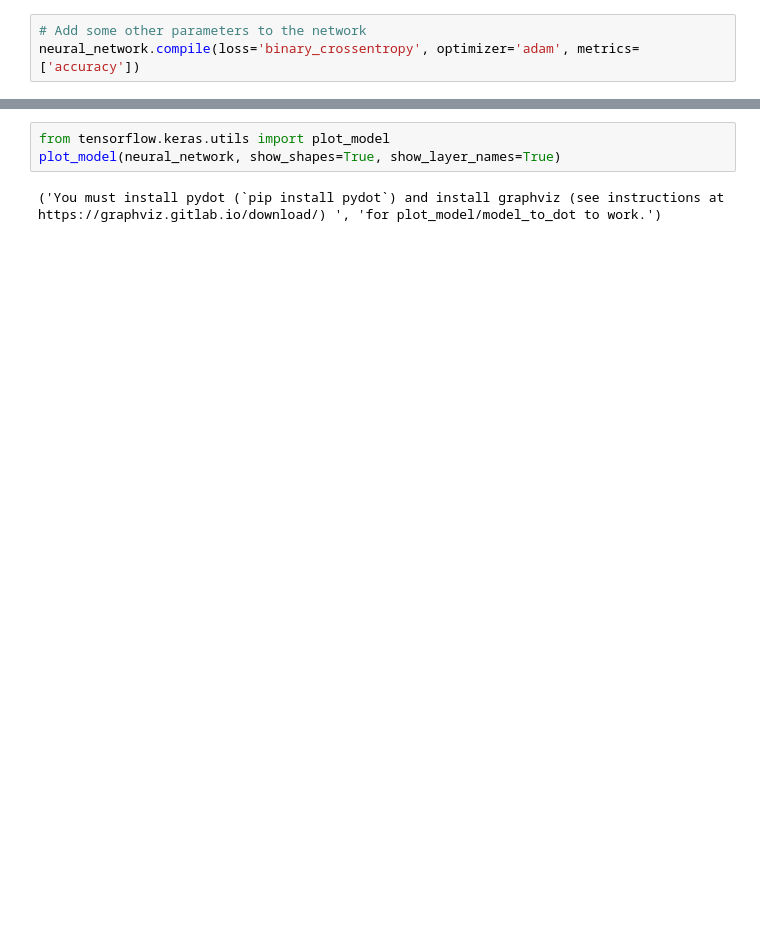
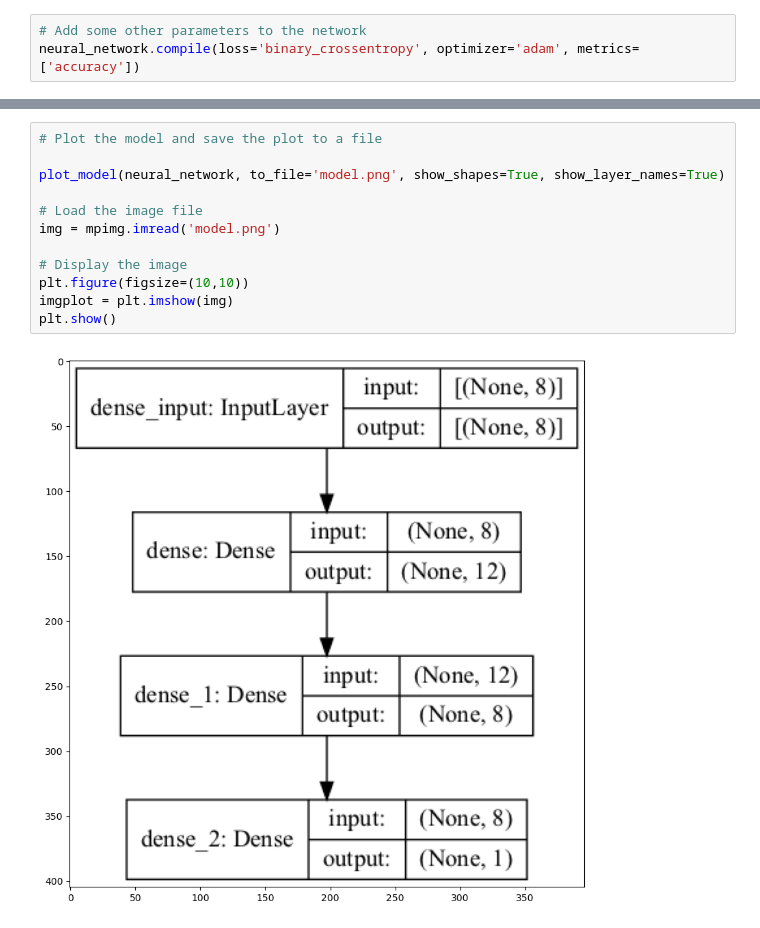
Before and after one commit to JTxCo/Machine-Learning, a Jupyter notebook: HW/1-HW/diabetes_neural_network.ipynb, the cells around one changed output, grey strips where cells are left out. Cells and saved outputs as stored; diff of their text form; blank space fills up the shorter version.

Commit message:
got the model to display

```diff
--- a/HW/1-HW/diabetes_neural_network.ipynb
+++ b/HW/1-HW/diabetes_neural_network.ipynb
@@ -77,8 +79,17 @@ for i in range(10):
 [10.0, 115.0, 0.0, 0.0, 0.0, 35.3, 0.134, 29.0] => 1 (expected 0)
 [2.0, 197.0, 70.0, 45.0, 543.0, 30.5, 0.158, 53.0] => 0 (expected 1)
 [8.0, 125.0, 96.0, 0.0, 0.0, 0.0, 0.232, 54.0] => 0 (expected 1)
-# %%
-from tensorflow.keras.utils import plot_model
-plot_model(neural_network, show_shapes=True, show_layer_names=True)
-# %% [output]
-('You must install pydot (`pip install pydot`) and install graphviz (see instructions at https://graphviz.gitlab.io/download/) ', 'for plot_model/model_to_dot to work.')
+# %%
+# Plot the model and save the plot to a file
+
+plot_model(neural_network, to_file='model.png', show_shapes=True, show_layer_names=True)
+
+# Load the image file
+img = mpimg.imread('model.png')
+
+# Display the image
+plt.figure(figsize=(10,10))
+imgplot = plt.imshow(img)
+plt.show()
+# %% [output]
+[figure, added]
```
Also changed, not shown: parts of 5 cells of this notebook, 24 other files.
